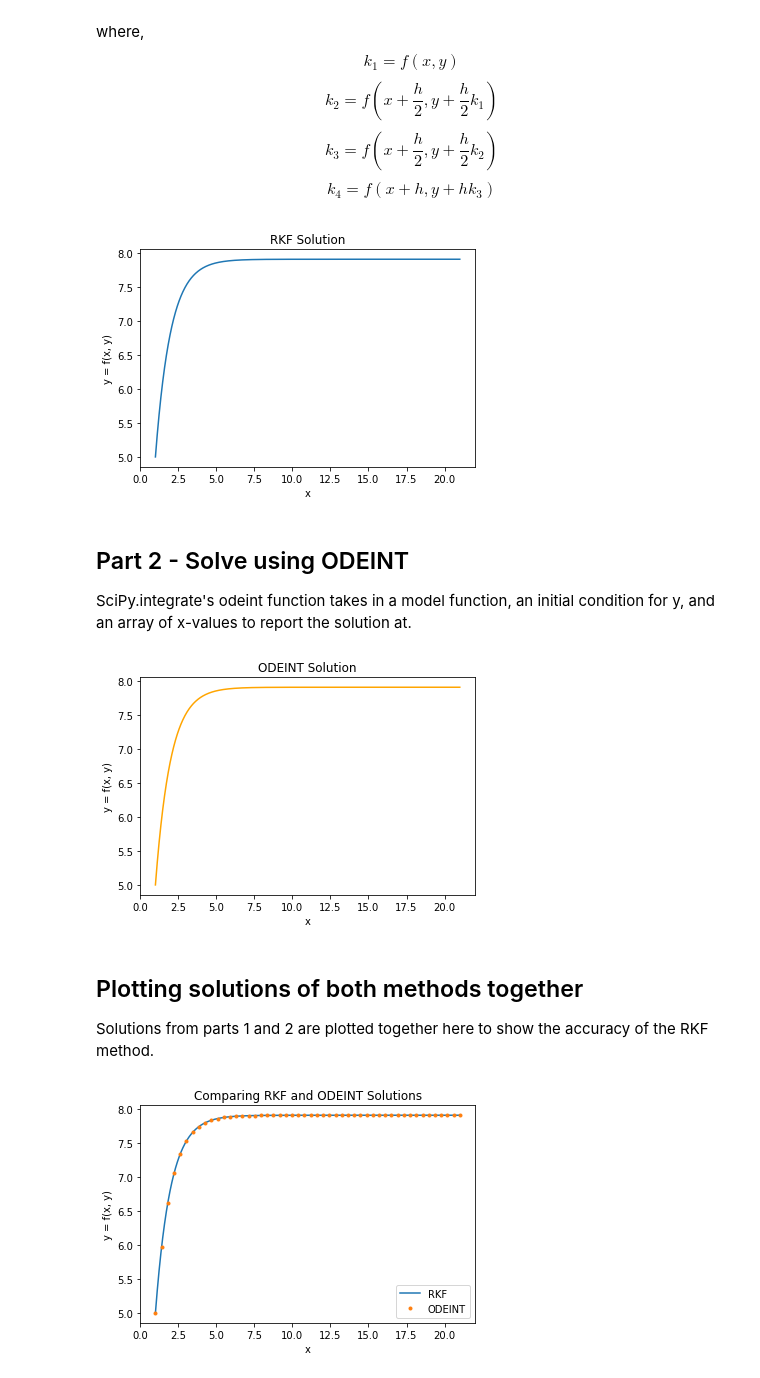
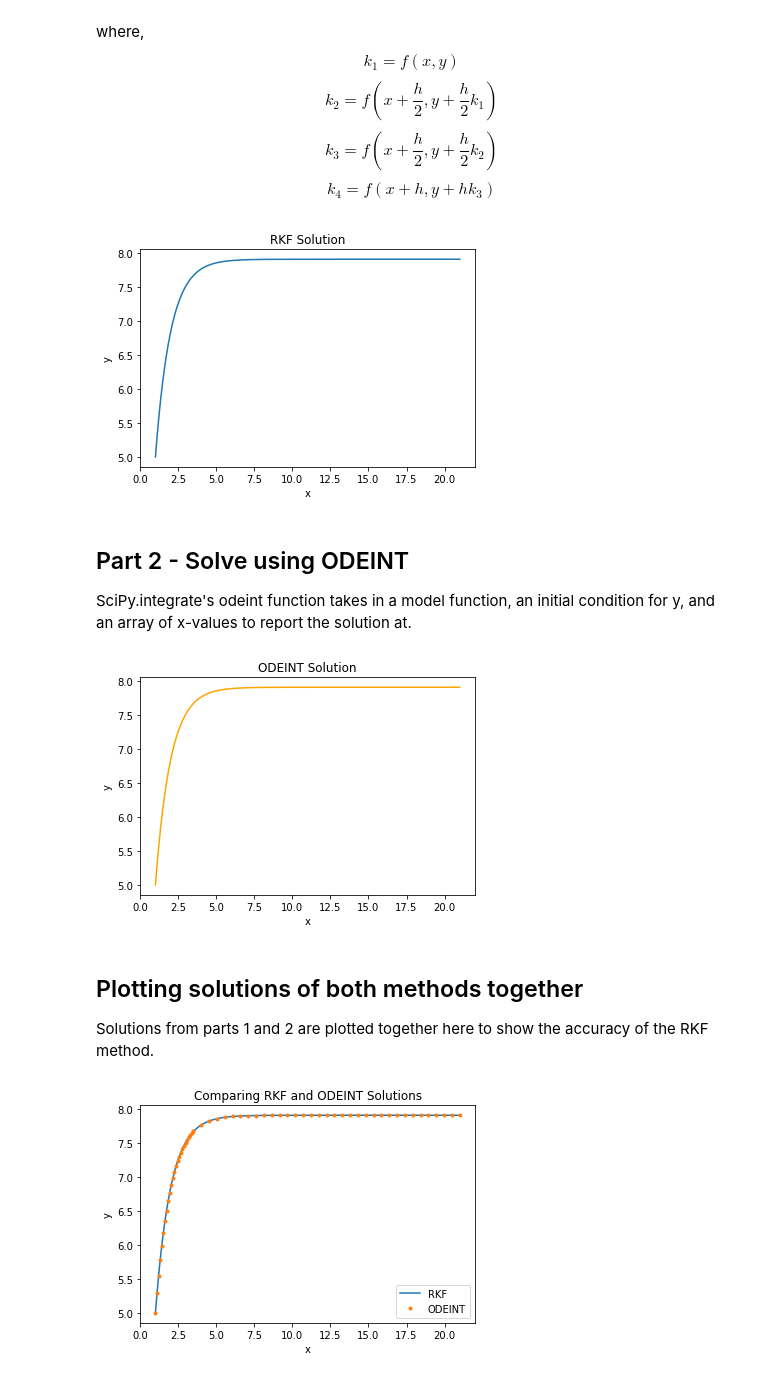
Before and after one commit to kaylazantello/RKF-for-ODE, a Jupyter notebook: rkf.ipynb, the cells around one changed output. Drawn from its saved outputs; the diff is of its cells as text; code cells hidden in the pictures.

```diff
--- a/rkf.ipynb
+++ b/rkf.ipynb
@@ -93,10 +93,10 @@ for n in myRange:
 plt.plot(x, y)
 plt.title("RKF Solution")
 plt.xlabel("x")
-plt.ylabel("y = f(x, y)")
+plt.ylabel("y")
 plt.show()
 # %% [output]
-[figure, old version]
+[figure, new version]
 # %% [markdown]
 ## Part 2 - Solve using ODEINT
 SciPy.integrate's odeint function takes in a model function, an initial condition for y, and an array of x-values to report the solution at.
@@ -118,27 +118,29 @@ ys = odeint(model, yinit, xr)
 plt.plot(xr, ys, "orange")
 plt.title("ODEINT Solution")
 plt.xlabel("x")
-plt.ylabel("y = f(x, y)")
+plt.ylabel("y")
 plt.show()
 # %% [output]
-[figure, old version]
+[figure, new version]
 # %% [markdown]
 ## Plotting solutions of both methods together
 Solutions from parts 1 and 2 are plotted together here to show the accuracy of the RKF method.
 # %%
-# shrink array of x values to report solution at from 1000 values to 50
-xr = np.linspace(1, 21, 50)
+# shrink array of x values to report solution at from 1000 values to 60 for easier viewing
+arr1 = np.linspace(1, 3.5, 25)
+arr2 = np.linspace(3.5, 21, 35)
+xr = np.append(arr1, arr2)
 
 # solve ODE using new xr array
 ys = odeint(model, yinit, xr)
 
 # plot the results
 plt.plot(x, y, label = "RKF")  # plot solution from part 1 (RKF)
 plt.plot(xr, ys, '.', label = "ODEINT")  # plot solution from part 2 (odeint)
 plt.title("Comparing RKF and ODEINT Solutions")
 plt.xlabel("x")
-plt.ylabel("y = f(x, y)")
+plt.ylabel("y")
 plt.legend()  # display legend for methods
 plt.show()
 # %% [output]
-[figure, old version]
+[figure, new version]
```
Also changed, not shown: parts of 2 cells of this notebook.
